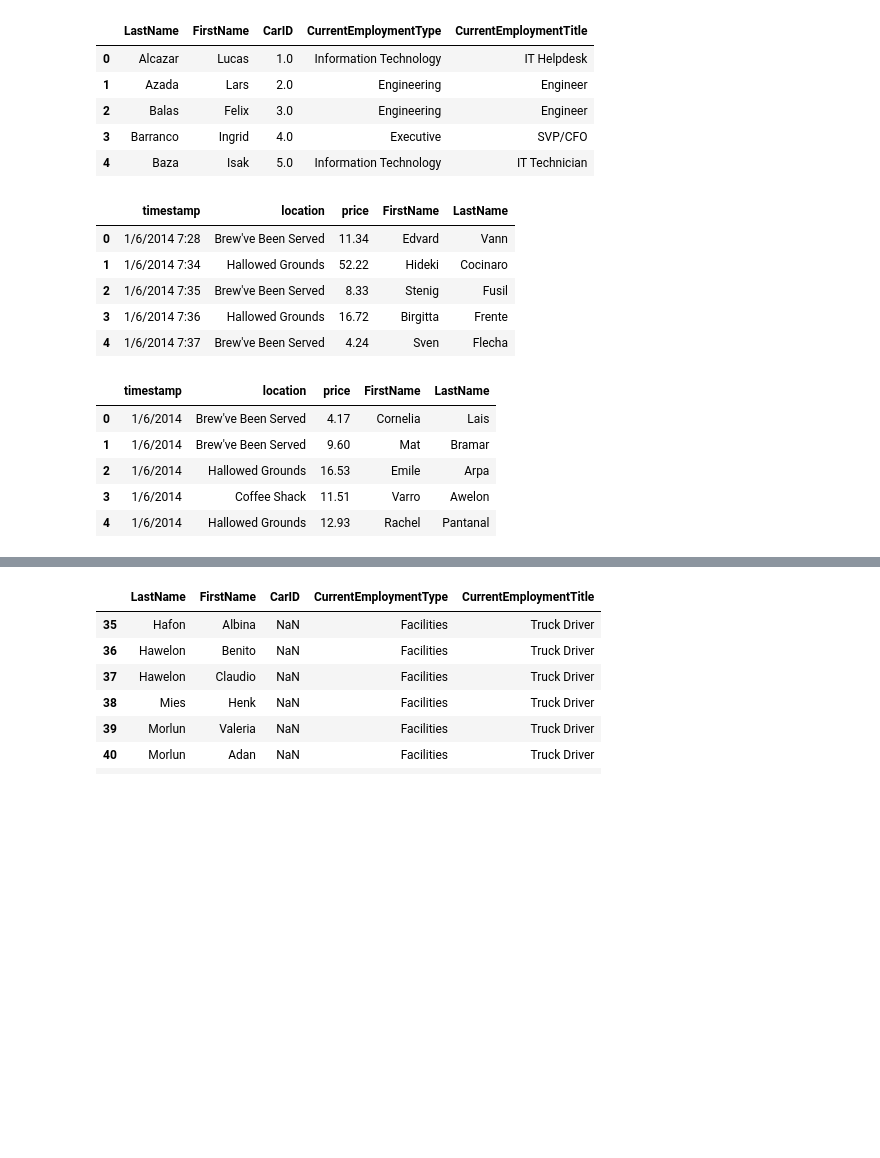
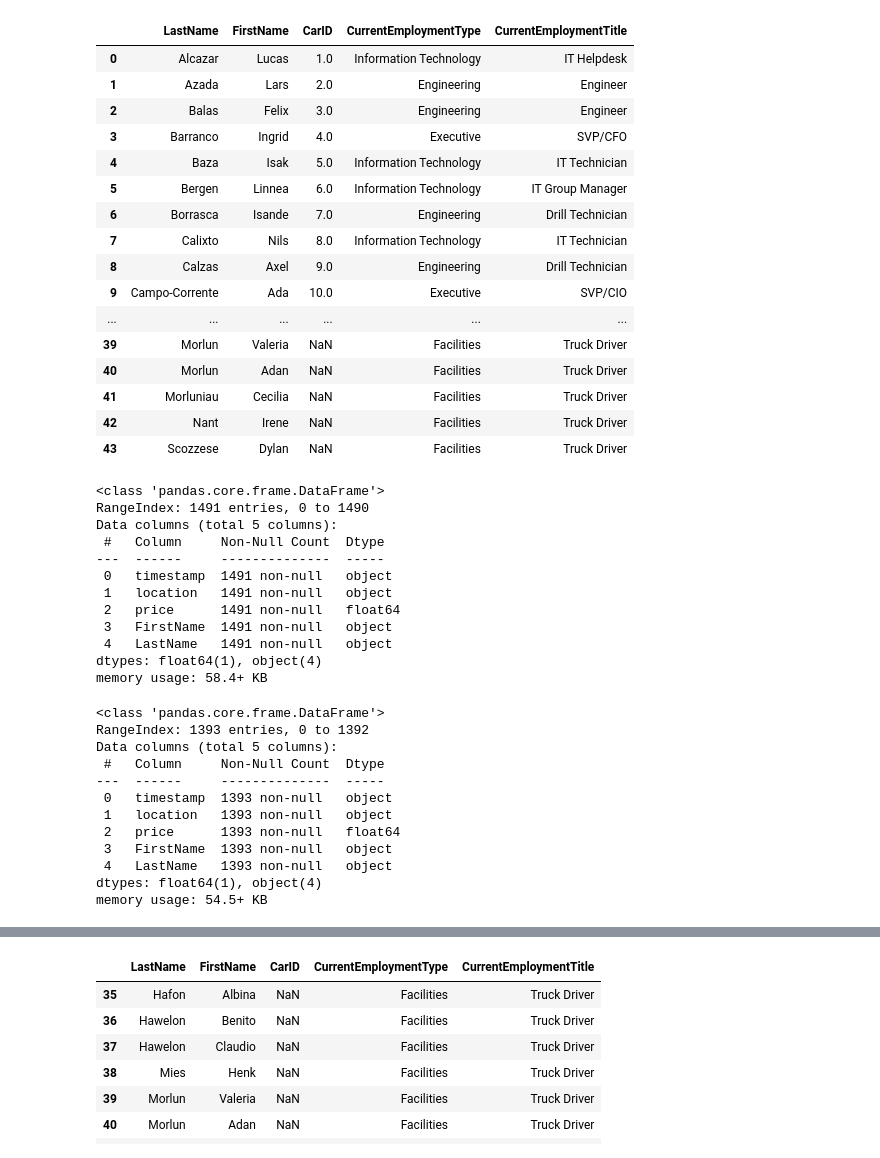
Before and after one commit to Checco9811/vast2014, a Jupyter notebook: preprocessing.ipynb, the cells around one changed output, grey strips where cells are left out. Saved outputs shown, nothing was run; the diff lists cells and outputs as text; code cells hidden in the pictures; blank space fills up the shorter version.

```diff
--- a/preprocessing.ipynb
+++ b/preprocessing.ipynb
@@ -25,27 +38,50 @@ gps
 # %%
-car_assignments.head()
+car_assignments
 # %% [output]
 |  | LastName | FirstName | CarID | CurrentEmploymentType | CurrentEmploymentTitle |
 | 0 | Alcazar | Lucas | 1.0 | Information Technology | IT Helpdesk |
 | 1 | Azada | Lars | 2.0 | Engineering | Engineer |
 | 2 | Balas | Felix | 3.0 | Engineering | Engineer |
 | 3 | Barranco | Ingrid | 4.0 | Executive | SVP/CFO |
 | 4 | Baza | Isak | 5.0 | Information Technology | IT Technician |
+| 5 | Bergen | Linnea | 6.0 | Information Technology | IT Group Manager |
+| 6 | Borrasca | Isande | 7.0 | Engineering | Drill Technician |
+| 7 | Calixto | Nils | 8.0 | Information Technology | IT Technician |
+| 8 | Calzas | Axel | 9.0 | Engineering | Drill Technician |
+| 9 | Campo-Corrente | Ada | 10.0 | Executive | SVP/CIO |
+| ... | ... | ... | ... | ... | ... |
+| 39 | Morlun | Valeria | NaN | Facilities | Truck Driver |
+| 40 | Morlun | Adan | NaN | Facilities | Truck Driver |
+| 41 | Morluniau | Cecilia | NaN | Facilities | Truck Driver |
+| 42 | Nant | Irene | NaN | Facilities | Truck Driver |
+| 43 | Scozzese | Dylan | NaN | Facilities | Truck Driver |
 # %%
-cc_data.head()
+cc_data.info()
 # %% [output]
-|  | timestamp | location | price | FirstName | LastName |
-| 0 | 1/6/2014 7:28 | Brew've Been Served | 11.34 | Edvard | Vann |
-| 1 | 1/6/2014 7:34 | Hallowed Grounds | 52.22 | Hideki | Cocinaro |
-| 2 | 1/6/2014 7:35 | Brew've Been Served | 8.33 | Stenig | Fusil |
-| 3 | 1/6/2014 7:36 | Hallowed Grounds | 16.72 | Birgitta | Frente |
-| 4 | 1/6/2014 7:37 | Brew've Been Served | 4.24 | Sven | Flecha |
+<class 'pandas.core.frame.DataFrame'>
+RangeIndex: 1491 entries, 0 to 1490
+Data columns (total 5 columns):
+ #   Column     Non-Null Count  Dtype
+---  ------     --------------  -----
+ 0   timestamp  1491 non-null   object
+ 1   location   1491 non-null   object
+ 2   price      1491 non-null   float64
+ 3   FirstName  1491 non-null   object
+ 4   LastName   1491 non-null   object
+dtypes: float64(1), object(4)
+memory usage: 58.4+ KB
 # %%
-loyalty_data.head()
+loyalty_data.info()
 # %% [output]
-|  | timestamp | location | price | FirstName | LastName |
-| 0 | 1/6/2014 | Brew've Been Served | 4.17 | Cornelia | Lais |
-| 1 | 1/6/2014 | Brew've Been Served | 9.60 | Mat | Bramar |
-| 2 | 1/6/2014 | Hallowed Grounds | 16.53 | Emile | Arpa |
-| 3 | 1/6/2014 | Coffee Shack | 11.51 | Varro | Awelon |
-| 4 | 1/6/2014 | Hallowed Grounds | 12.93 | Rachel | Pantanal |
+<class 'pandas.core.frame.DataFrame'>
+RangeIndex: 1393 entries, 0 to 1392
+Data columns (total 5 columns):
+ #   Column     Non-Null Count  Dtype
+---  ------     --------------  -----
+ 0   timestamp  1393 non-null   object
+ 1   location   1393 non-null   object
+ 2   price      1393 non-null   float64
+ 3   FirstName  1393 non-null   object
+ 4   LastName   1393 non-null   object
+dtypes: float64(1), object(4)
+memory usage: 54.5+ KB
```
Also changed, not shown: parts of 4 cells of this notebook, 3 other files.
